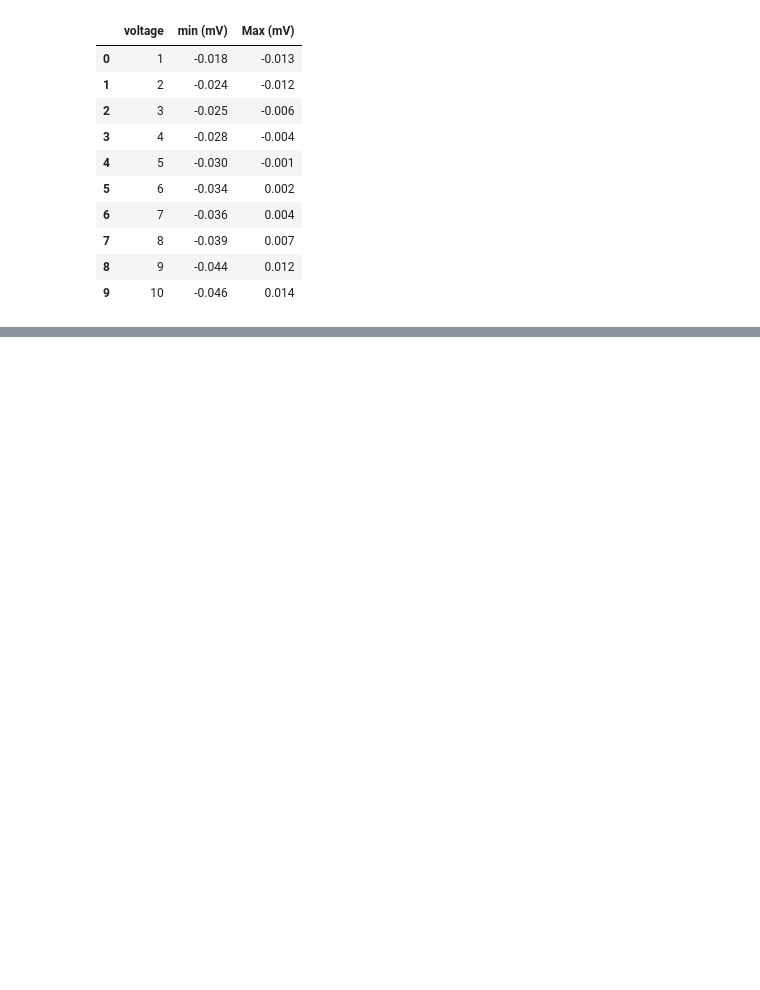
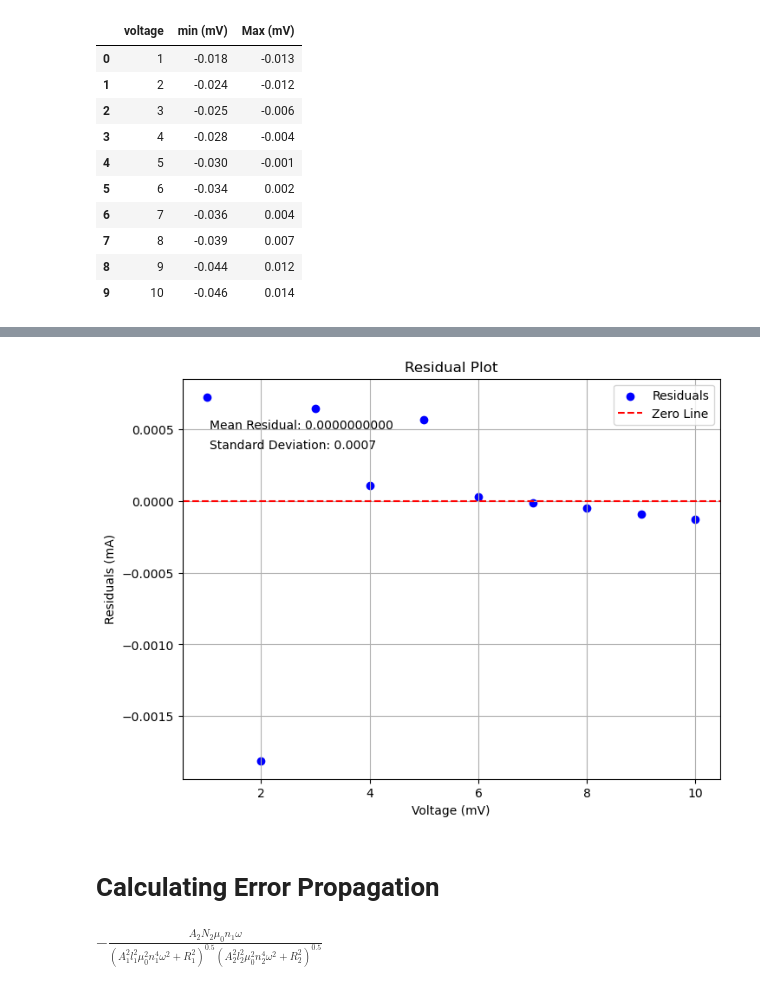
Before and after one commit to Faith-Qiao/physics5bl, a Jupyter notebook: capstone/capstone.ipynb, the cells around one changed output, grey strips where cells are left out. Drawn from its saved outputs; the diff is of its cells as text; code cells hidden in the pictures; blank space fills up the shorter version.

```diff
--- a/capstone/capstone.ipynb
+++ b/capstone/capstone.ipynb
@@ -56,0 +66,34 @@ plt.show()
+# %%
+x = part1['voltage']
+y = (part1['min (mV)'] + part1['Max (mV)']) / 2
+
+# Perform linear regression
+slope, intercept, r_value, p_value, std_err = linregress(x, y)
+
+# Calculate predicted y values (fitted values)
+y_pred = slope * x + intercept
+
+# Calculate residuals
+residuals = y - y_pred
+
+# Plot the residuals
+plt.figure(figsize=(8, 6))
+plt.scatter(x, residuals, color='blue', label='Residuals')
+plt.axhline(0, color='red', linestyle='--', label='Zero Line')
+plt.xlabel('Voltage (mV)')
+plt.ylabel('Residuals (mA)')
+plt.title('Residual Plot')
+plt.legend()
+
+# Annotate with some residual stats
+plt.text(0.05, 0.90, f'Mean Residual: {np.mean(residuals):.10f}',
+         transform=plt.gca().transAxes, fontsize=10, verticalalignment='top')
+plt.text(0.05, 0.85, f'Standard Deviation: {np.std(residuals):.4f}',
+         transform=plt.gca().transAxes, fontsize=10, verticalalignment='top')
+
+plt.grid()
+plt.show()
+# %% [output]
+[figure, added]
+# %% [markdown]
+# Calculating Error Propagation
@@ -56,0 +107,7 @@ plt.show()
+# %%
+numerator = (-mu0 * n1 * A2 *N2)/(R1**2 + omega**2*(mu0*n1**2 *A1*l1)**2)**0.5*omega
+denominator = (R2**2 + omega**2*(mu0 * n2**2 * A2 * l2)**2)**0.5
+f = numerator / denominator
+f
+# %% [output]
+$\displaystyle - \frac{A_{2} N_{2} \mu_{0} n_{1} \omega}{\left(A_{1}^{2} l_{1}^{2} \mu_{0}^{2} n_{1}^{4} \omega^{2} + R_{1}^{2}\right)^{0.5} \left(A_{2}^{2} l_{2}^{2} \mu_{0}^{2} n_{2}^{4} \omega^{2} + R_{2}^{2}\right)^{0.5}}$
```
Also changed, not shown: parts of 17 cells of this notebook.
